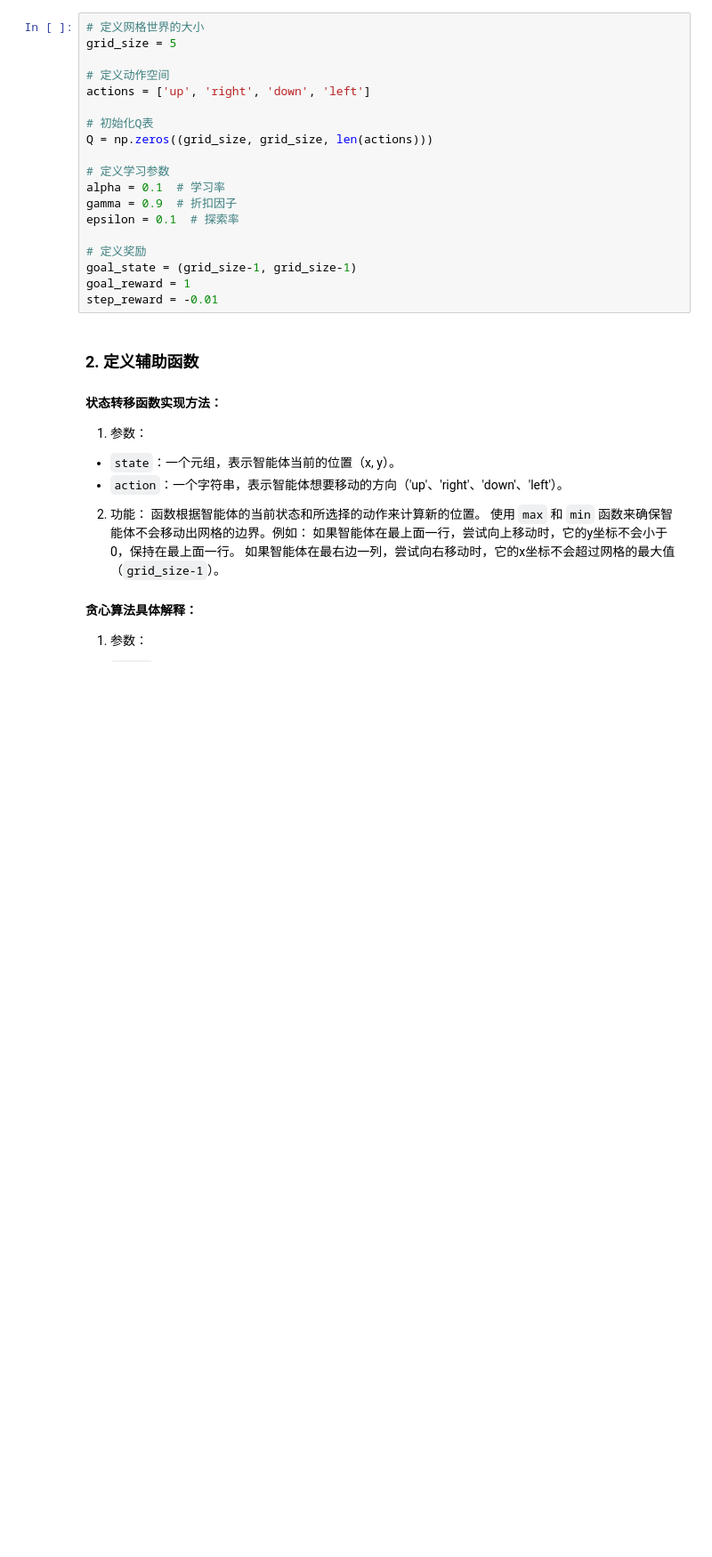
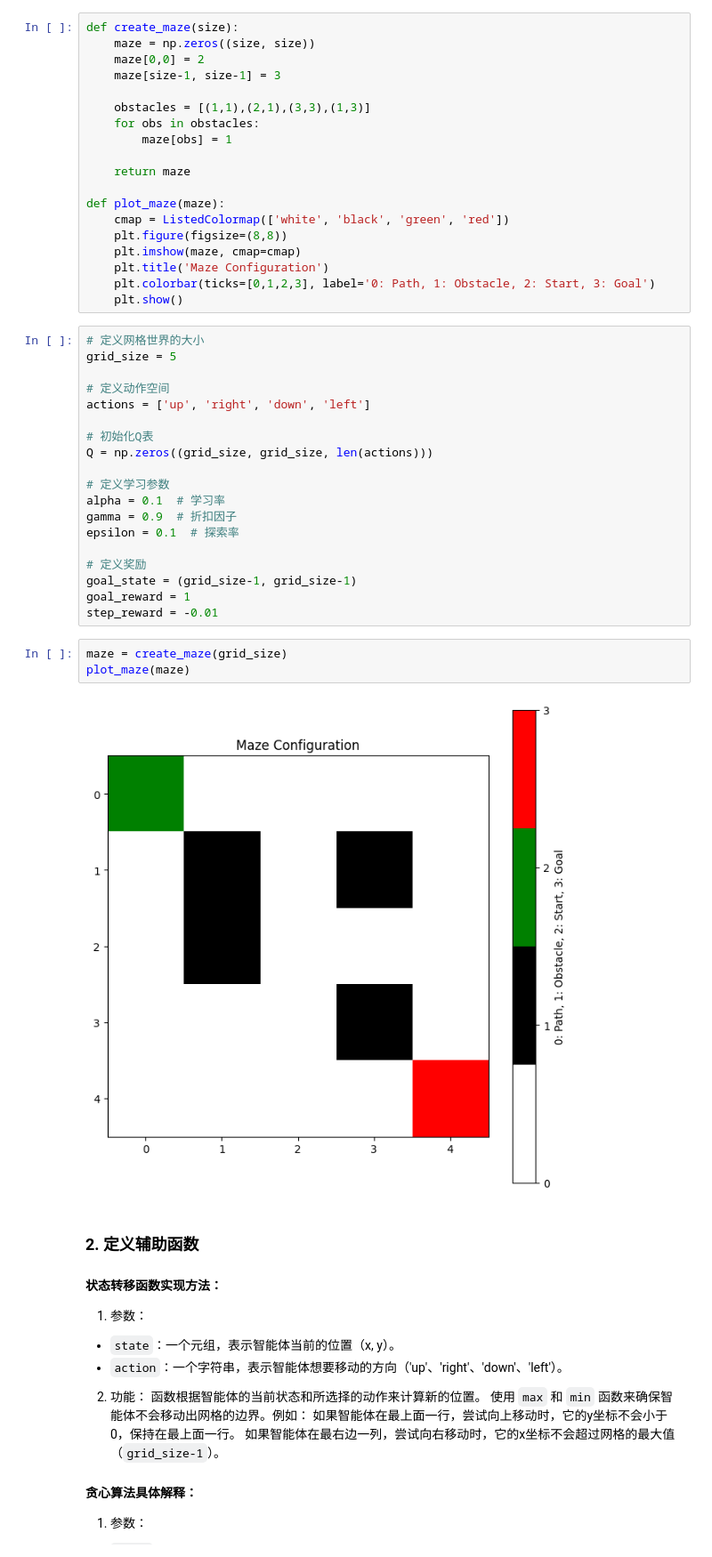
Before and after one commit to freemank1224/MLwithAI, a Jupyter notebook: RLsimple.ipynb, the cells around one changed output. Shown at 89% size. Saved outputs shown, nothing was run; the diff lists cells and outputs as text; blank space fills up the shorter version.

```diff
--- a/RLsimple.ipynb
+++ b/RLsimple.ipynb
@@ -25,6 +27,25 @@ import matplotlib.pyplot as plt
 %matplotlib inline
 # %% [markdown]
 ### 1. 定义网格世界和Q-learning的参数
+# %%
+def create_maze(size):
+    maze = np.zeros((size, size))
+    maze[0,0] = 2
+    maze[size-1, size-1] = 3
+
+    obstacles = [(1,1),(2,1),(3,3),(1,3)]
+    for obs in obstacles:
+        maze[obs] = 1
+
+    return maze
+
+def plot_maze(maze):
+    cmap = ListedColormap(['white', 'black', 'green', 'red'])
+    plt.figure(figsize=(8,8))
+    plt.imshow(maze, cmap=cmap)
+    plt.title('Maze Configuration')
+    plt.colorbar(ticks=[0,1,2,3], label='0: Path, 1: Obstacle, 2: Start, 3: Goal')
+    plt.show()
 # %%
 # 定义网格世界的大小
 grid_size = 5
@@ -44,6 +65,11 @@ epsilon = 0.1  # 探索率
 goal_state = (grid_size-1, grid_size-1)
 goal_reward = 1
 step_reward = -0.01
+# %%
+maze = create_maze(grid_size)
+plot_maze(maze)
+# %% [output]
+[figure, added]
 # %% [markdown]
 ### 2. 定义辅助函数
 #### 状态转移函数实现方法：
```
Also changed, not shown: parts of 2 cells of this notebook, 5 other files.
